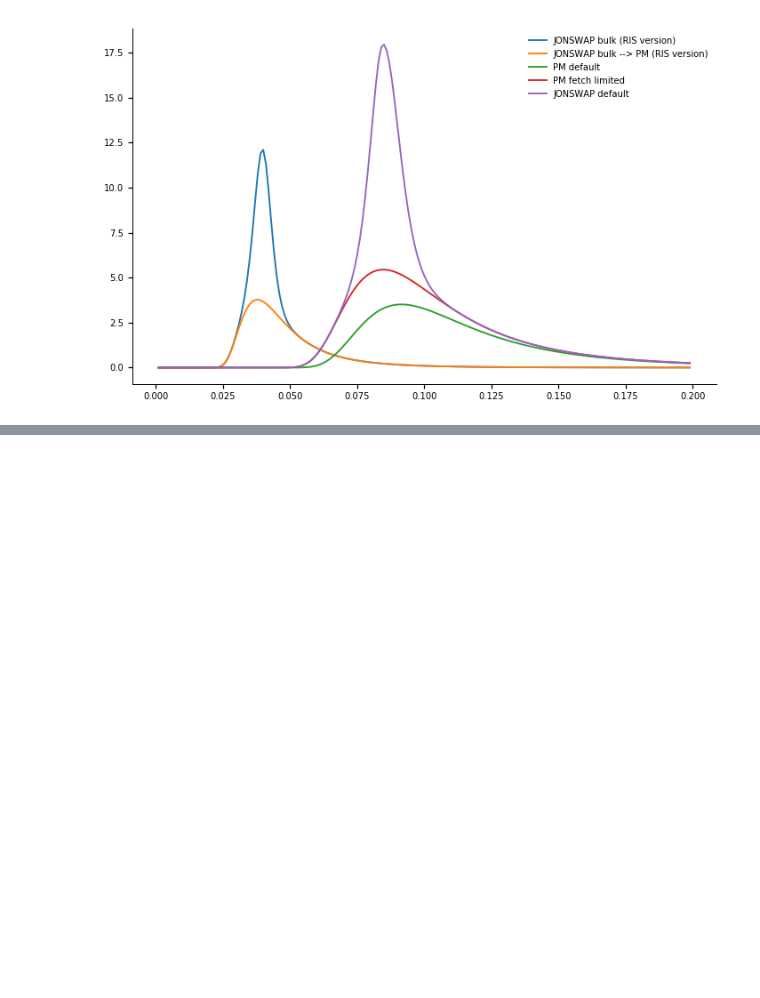
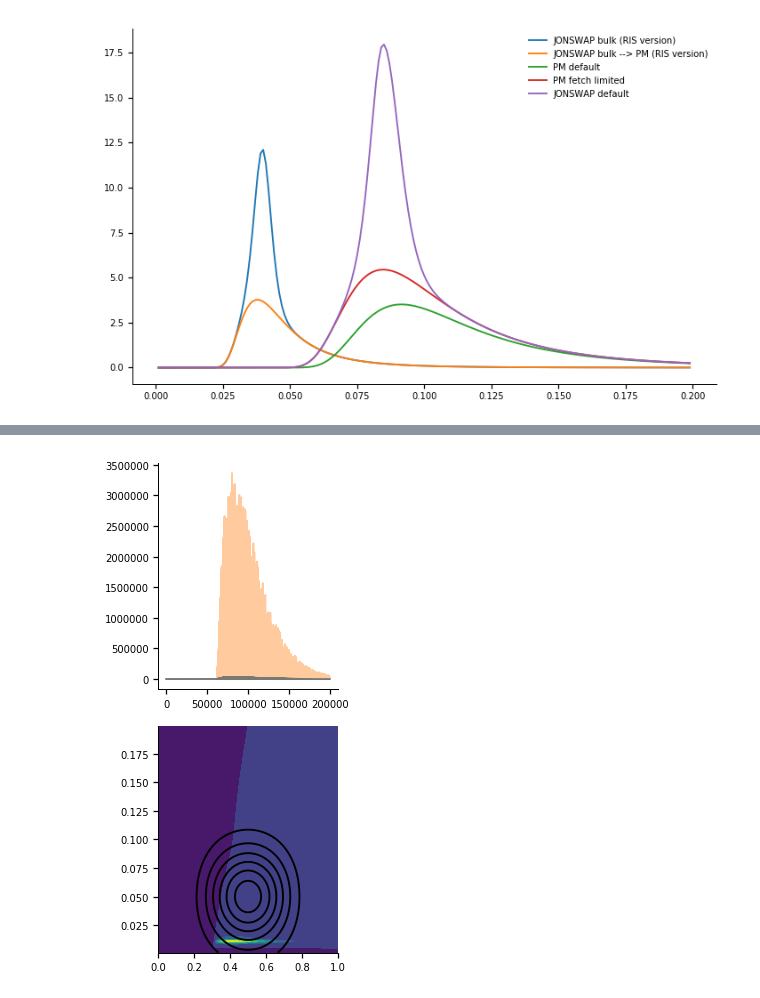
Before and after one commit to mochell/stormy_forerunners, a Jupyter notebook: models/JONSWAP_gamma.ipynb, the cells around one changed output, grey strips where cells are left out. Saved outputs shown, nothing was run; the diff lists cells and outputs as text; code cells hidden in the pictures; blank space fills up the shorter version.

```diff
--- a/models/JONSWAP_gamma.ipynb
+++ b/models/JONSWAP_gamma.ipynb
@@ -261,0 +451,48 @@ intersect F=-0.3
+# %%
+# %%
+def cost(value_dict, time, f, data=None, weight=None, prior=None, eps=None):
+    """
+    Wrapper around residual and regulizer.
+
+    returns 1d cost vector
+
+    eps is just a dummy
+    """
+    from lmfit import Parameters
+
+    Jd = residual_JONSWAP_default_gamma(value_dict, time, f, data=data, weight=weight)
+
+    if prior is not None:
+
+        # if type(value_dict) is Parameters:
+        #     vd=value_dict.valuesdict()
+        # elif type(value_dict) is dict:
+        #     vd=value_dict
+        # else:
+        #     raise ValueError('value_dict is eiher a dicitionary or a Params instance')
+
+        Jm = Jm_regulizer( value_dict, prior)
+        return np.concatenate(( Jd, Jm ))
+    else:
+        return Jd
+
+
+# %% test cost
+if __name__ == '__main__':
+
+    cost1d_weight = cost(params, time, f, data=fake_data, weight=None, prior=None )
+
+    M.figure_axis_xy(3, 6)
+
+    plt.subplot(2, 1, 1)
+    plt.plot(resid1d)
+    plt.plot(resid1d_weight, alpha=0.4)
+
+    plt.subplot(2, 1, 2)
+    plt.contour(time, f, fake_data, colors='k')
+    plt.contourf(time, f, cost1d_weight.reshape(time.size, f.size).T)
+
+    # %%
+    cost1d_weight = cost(vd, time, f, data=fake_data, weight=None, prior= priors)
+# %% [output]
+[figure, added]
```
Also changed, not shown: parts of 7 cells of this notebook, 3 other files.
